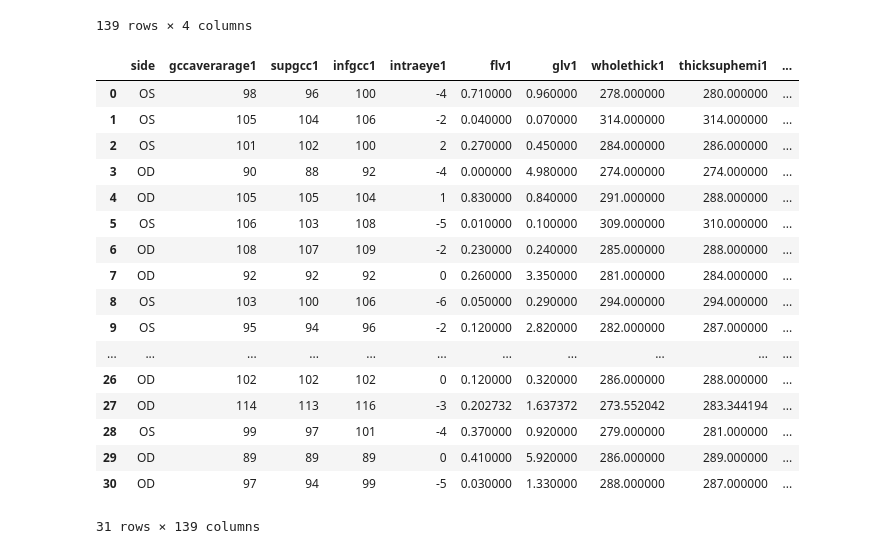
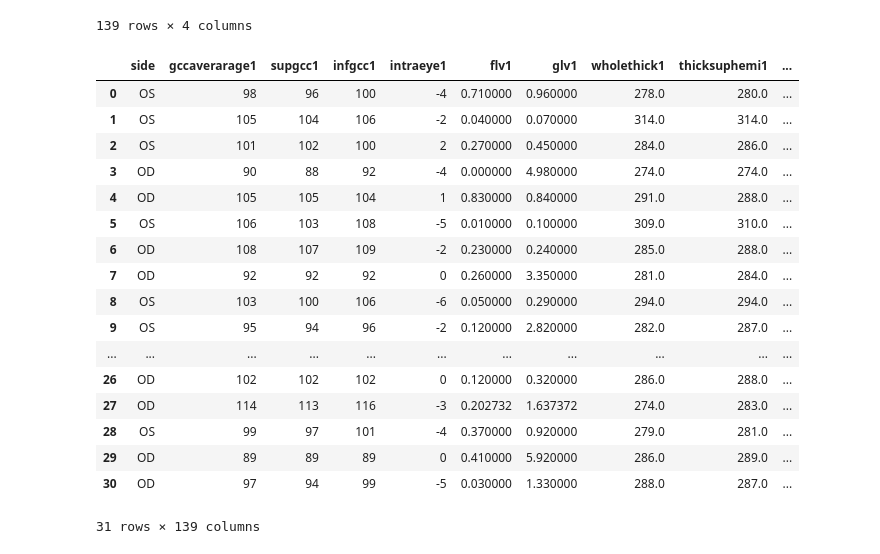
Before and after one commit to iMaatin/AutoStats, a Jupyter notebook: md.ipynb, the cells around one changed output. Cells and saved outputs as stored; diff of their text form; code cells hidden in the pictures.

```diff
--- a/md.ipynb
+++ b/md.ipynb
@@ -494,24 +612,25 @@ summary
 | 137 | T500_injured | Discrete | Method 8 | 0.174727 |
 | 138 | T1000_injured | Discrete | Method 8 | 11.792672 |
 139 rows × 4 columns
-# %%
-best
-# %% [output]
-|  | side | gccaverarage1 | supgcc1 | infgcc1 | intraeye1 | flv1 | glv1 | wholethick1 | thicksuphemi1 | ... |
-| 0 | OS | 98 | 96 | 100 | -4 | 0.710000 | 0.960000 | 278.000000 | 280.000000 | ... |
-| 1 | OS | 105 | 104 | 106 | -2 | 0.040000 | 0.070000 | 314.000000 | 314.000000 | ... |
-| 2 | OS | 101 | 102 | 100 | 2 | 0.270000 | 0.450000 | 284.000000 | 286.000000 | ... |
-| 3 | OD | 90 | 88 | 92 | -4 | 0.000000 | 4.980000 | 274.000000 | 274.000000 | ... |
-| 4 | OD | 105 | 105 | 104 | 1 | 0.830000 | 0.840000 | 291.000000 | 288.000000 | ... |
-| 5 | OS | 106 | 103 | 108 | -5 | 0.010000 | 0.100000 | 309.000000 | 310.000000 | ... |
-| 6 | OD | 108 | 107 | 109 | -2 | 0.230000 | 0.240000 | 285.000000 | 288.000000 | ... |
-| 7 | OD | 92 | 92 | 92 | 0 | 0.260000 | 3.350000 | 281.000000 | 284.000000 | ... |
-| 8 | OS | 103 | 100 | 106 | -6 | 0.050000 | 0.290000 | 294.000000 | 294.000000 | ... |
-| 9 | OS | 95 | 94 | 96 | -2 | 0.120000 | 2.820000 | 282.000000 | 287.000000 | ... |
-| ... | ... | ... | ... | ... | ... | ... | ... | ... | ... | ... |
-| 26 | OD | 102 | 102 | 102 | 0 | 0.120000 | 0.320000 | 286.000000 | 288.000000 | ... |
-| 27 | OD | 114 | 113 | 116 | -3 | 0.202732 | 1.637372 | 273.552042 | 283.344194 | ... |
-| 28 | OS | 99 | 97 | 101 | -4 | 0.370000 | 0.920000 | 279.000000 | 281.000000 | ... |
-| 29 | OD | 89 | 89 | 89 | 0 | 0.410000 | 5.920000 | 286.000000 | 289.000000 | ... |
-| 30 | OD | 97 | 94 | 99 | -5 | 0.030000 | 1.330000 | 288.000000 | 287.000000 | ... |
-31 rows × 139 columns
+# %%
+best[dis] = best[dis].round()
+best
+# %% [output]
+|  | side | gccaverarage1 | supgcc1 | infgcc1 | intraeye1 | flv1 | glv1 | wholethick1 | thicksuphemi1 | ... |
+| 0 | OS | 98 | 96 | 100 | -4 | 0.710000 | 0.960000 | 278.0 | 280.0 | ... |
+| 1 | OS | 105 | 104 | 106 | -2 | 0.040000 | 0.070000 | 314.0 | 314.0 | ... |
+| 2 | OS | 101 | 102 | 100 | 2 | 0.270000 | 0.450000 | 284.0 | 286.0 | ... |
+| 3 | OD | 90 | 88 | 92 | -4 | 0.000000 | 4.980000 | 274.0 | 274.0 | ... |
+| 4 | OD | 105 | 105 | 104 | 1 | 0.830000 | 0.840000 | 291.0 | 288.0 | ... |
+| 5 | OS | 106 | 103 | 108 | -5 | 0.010000 | 0.100000 | 309.0 | 310.0 | ... |
+| 6 | OD | 108 | 107 | 109 | -2 | 0.230000 | 0.240000 | 285.0 | 288.0 | ... |
+| 7 | OD | 92 | 92 | 92 | 0 | 0.260000 | 3.350000 | 281.0 | 284.0 | ... |
+| 8 | OS | 103 | 100 | 106 | -6 | 0.050000 | 0.290000 | 294.0 | 294.0 | ... |
+| 9 | OS | 95 | 94 | 96 | -2 | 0.120000 | 2.820000 | 282.0 | 287.0 | ... |
+| ... | ... | ... | ... | ... | ... | ... | ... | ... | ... | ... |
+| 26 | OD | 102 | 102 | 102 | 0 | 0.120000 | 0.320000 | 286.0 | 288.0 | ... |
+| 27 | OD | 114 | 113 | 116 | -3 | 0.202732 | 1.637372 | 274.0 | 283.0 | ... |
+| 28 | OS | 99 | 97 | 101 | -4 | 0.370000 | 0.920000 | 279.0 | 281.0 | ... |
+| 29 | OD | 89 | 89 | 89 | 0 | 0.410000 | 5.920000 | 286.0 | 289.0 | ... |
+| 30 | OD | 97 | 94 | 99 | -5 | 0.030000 | 1.330000 | 288.0 | 287.0 | ... |
+31 rows × 139 columns
```
Also changed, not shown: parts of 7 cells of this notebook, 4 other files.
